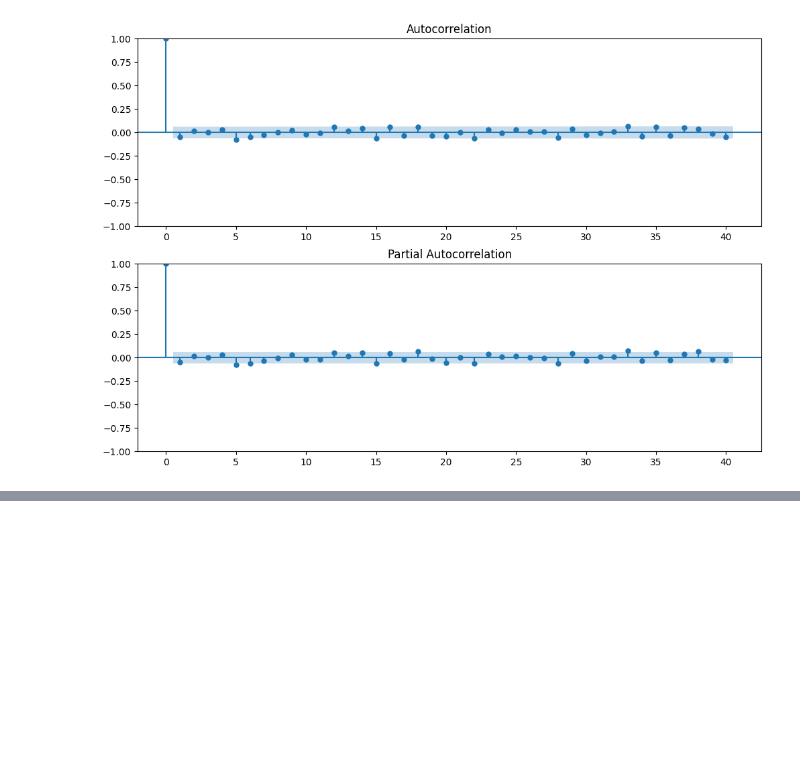
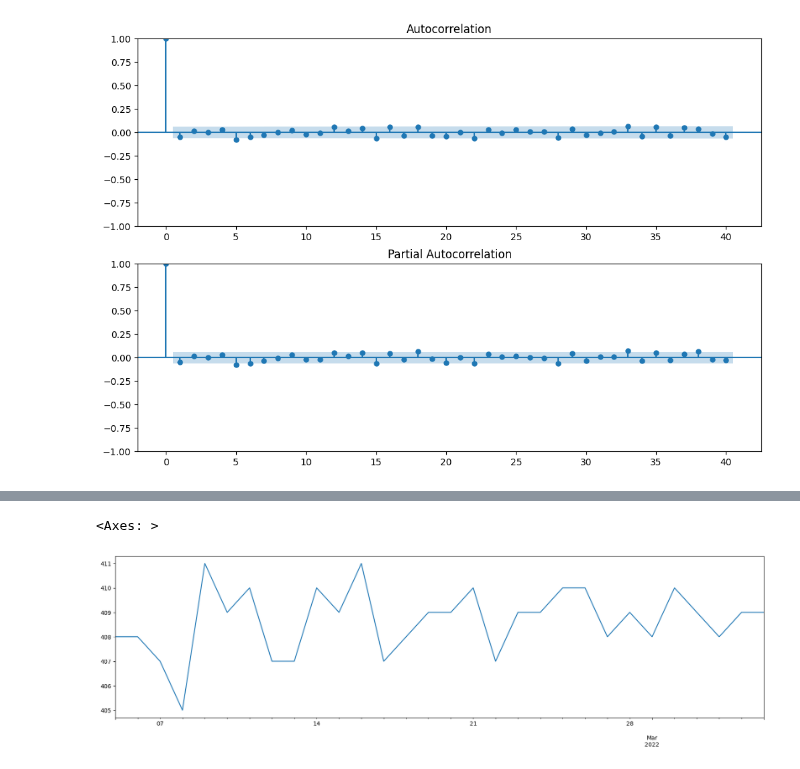
Before and after one commit to 23092003e/Stock-Price-Forecasting-System-Using-Apache-Spark, a Jupyter notebook: notebooks/ARIMA.ipynb, the cells around one changed output, grey strips where cells are left out. Drawn from its saved outputs; the diff is of its cells as text; code cells hidden in the pictures; blank space fills up the shorter version.

```diff
--- a/notebooks/ARIMA.ipynb
+++ b/notebooks/ARIMA.ipynb
@@ -144,0 +196,11 @@ RMSE: 117.05
+# %%
+fc = [408.0, 408.0, 407.0, 405.0, 411.0, 409.0, 410.0, 407.0, 407.0, 410.0, 409.0, 411.0, 407.0, 408.0, 409.0, 409.0, 410.0, 407.0, 409.0, 409.0, 410.0, 410.0, 408.0, 409.0, 408.0, 410.0, 409.0, 408.0, 409.0, 409.0]
+
+# Create a date range from '2022-02-05' to '2022-03-06'
+start_date = '2022-02-05'
+end_date = '2022-03-06'
+date_range = pd.date_range(start=start_date, end=end_date)
+
+
+fc_with_dates = pd.Series(fc, index=date_range)
+print(fc_with_dates)
@@ -144,0 +225,5 @@ RMSE: 117.05
+# %%
+fc_with_dates.plot(figsize=(20,5))
+# %% [output]
+<Axes: >
+[figure, added]
```
Also changed, not shown: parts of 20 cells of this notebook.
